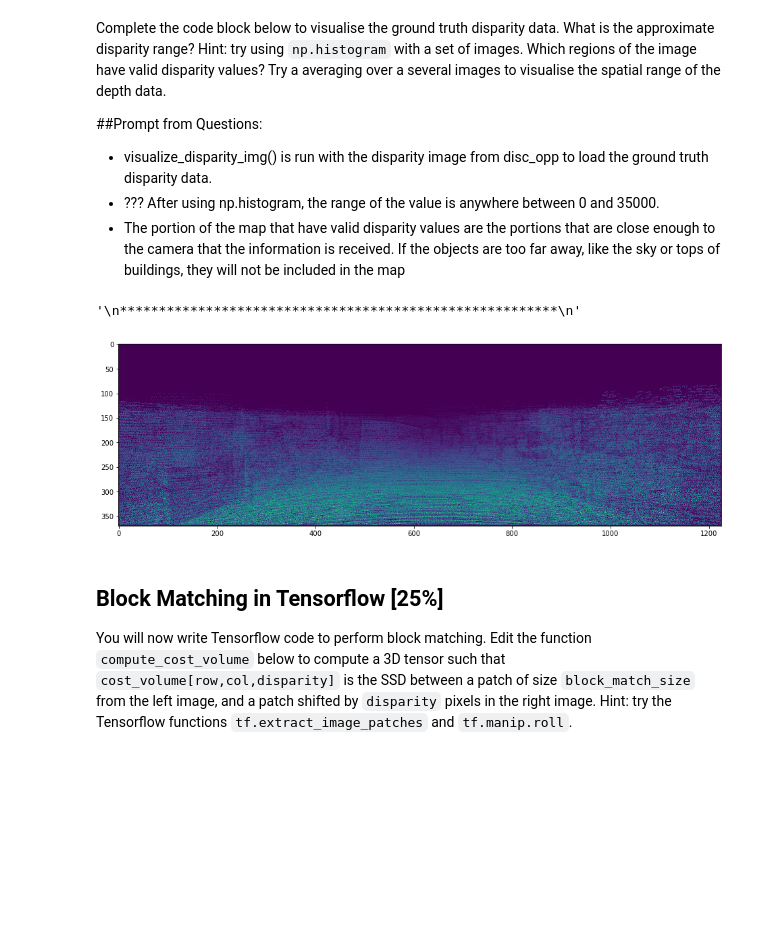
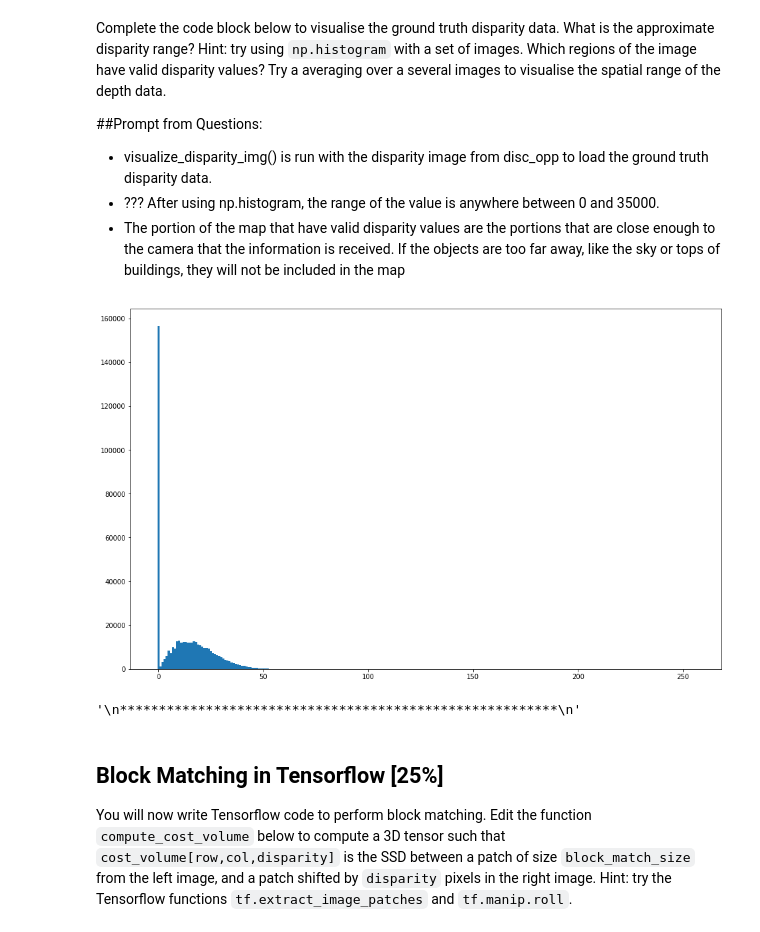
Before and after one commit to trwxd8/GradSchool576, a Jupyter notebook: project4/Project4.ipynb, the cells around one changed output. Saved outputs shown, nothing was run; the diff lists cells and outputs as text; code cells hidden in the pictures; blank space fills up the shorter version.

```diff
--- a/project4/Project4.ipynb
+++ b/project4/Project4.ipynb
@@ -128,9 +126,9 @@ Complete the code block below to visualise the ground truth disparity data. What
 def get_disparity_hist(disp_im):
   sess=tf.Session()
   disp_im_np=sess.run(disp_im)
-  hist = np.histogram(disp_im_np)
+  hist, bins = np.histogram(disp_im_np)
   sess.close()
-  visualize_disparity_range( hist)
+  visualize_disparity_range(hist, bins)
 
 def visualize_disparity_average(img_cnt, curr_shape):
   img_ids = []
@@ -151,40 +149,49 @@ def visualize_disparity_average(img_cnt, curr_shape):
     disp_im_np=sess.run(disp_im)
     if(disp_im_np.shape != curr_shape):
       continue
     img_avg = np.add(img_avg, disp_im_np)
     sess.close()
 
     cnt += 1
 
   results = img_avg / cnt
 
-  plt.imshow(results)
-
+  #plt.imshow(results)
+  return results
 
 def visualize_disparity_img(disp_im):
   sess=tf.Session()
   disp_im_np=sess.run(disp_im)
   sess.close()
   plt.imshow(disp_im_np)
 
-def visualize_disparity_range(disp_hist):
-  plt.hist(disp_hist, bins='auto')
+def print_avg_disp(results):
+  hist, bins = np.histogram(results, 256, [0, 256])
+  visualize_disparity_range(hist, bins)
+
+def visualize_disparity_range(disp_hist, disp_bins):
+  #print("bins:",len(disp_bins), "   hist:",len(disp_hist))
+  plt.bar(disp_bins[0:len(disp_bins)-1], disp_hist, width=1)
+  plt.show()
+  #plt.hist(disp_hist)
+  #plt.show()
 
 #Ground truth is from disc_opp, so visualize
 #visualize_disparity_img(disp_im)
 
 #Visualize histogram
 #get_disparity_hist(disp_im)
 
 #Visualize multiple image averages
-visualize_disparity_average(10, left_im_np.shape)
+results = visualize_disparity_average(10, left_im_np.shape)
+print_avg_disp(results)
 
 """
 ********************************************************
 """
 # %% [output]
+[figure, new version]
 '\n********************************************************\n'
-[figure, old version]
 # %% [markdown]
 ## Block Matching in Tensorflow [25%]
 
```
Also changed, not shown: parts of 4 cells of this notebook, 1 other file.
